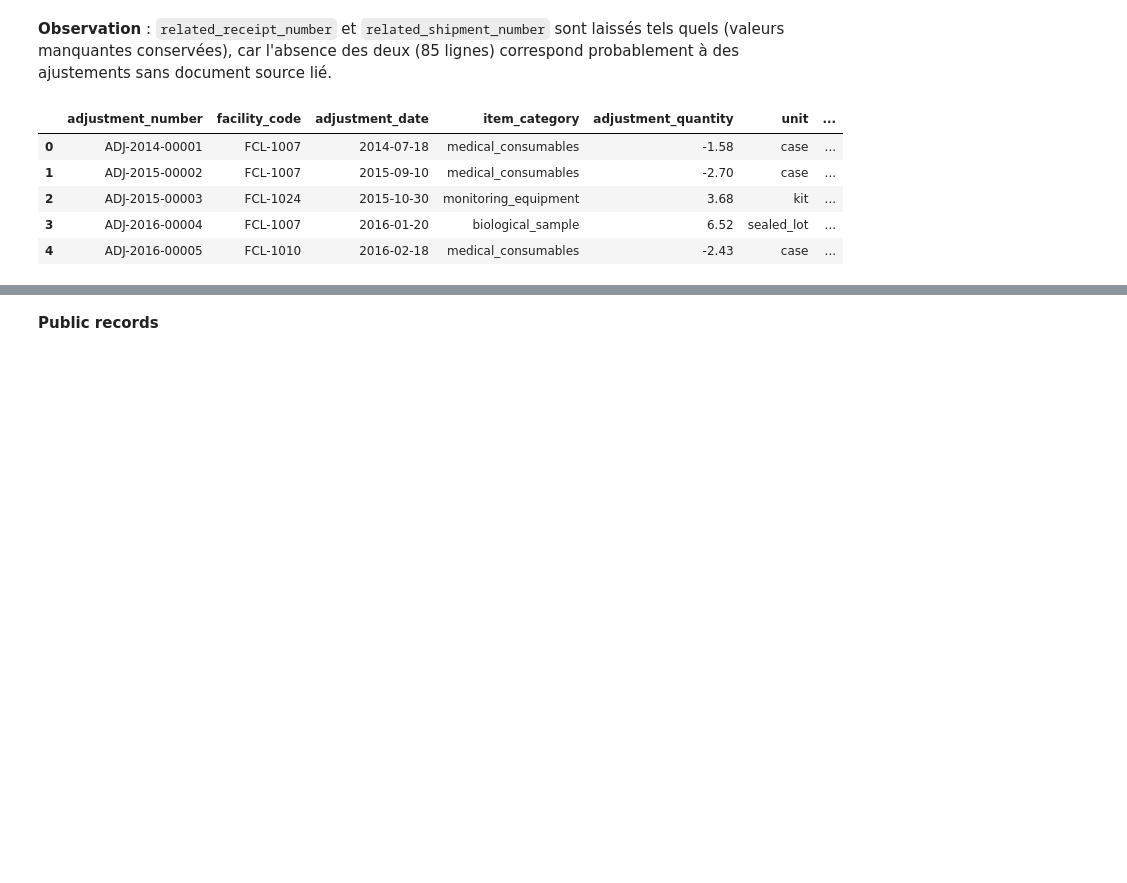
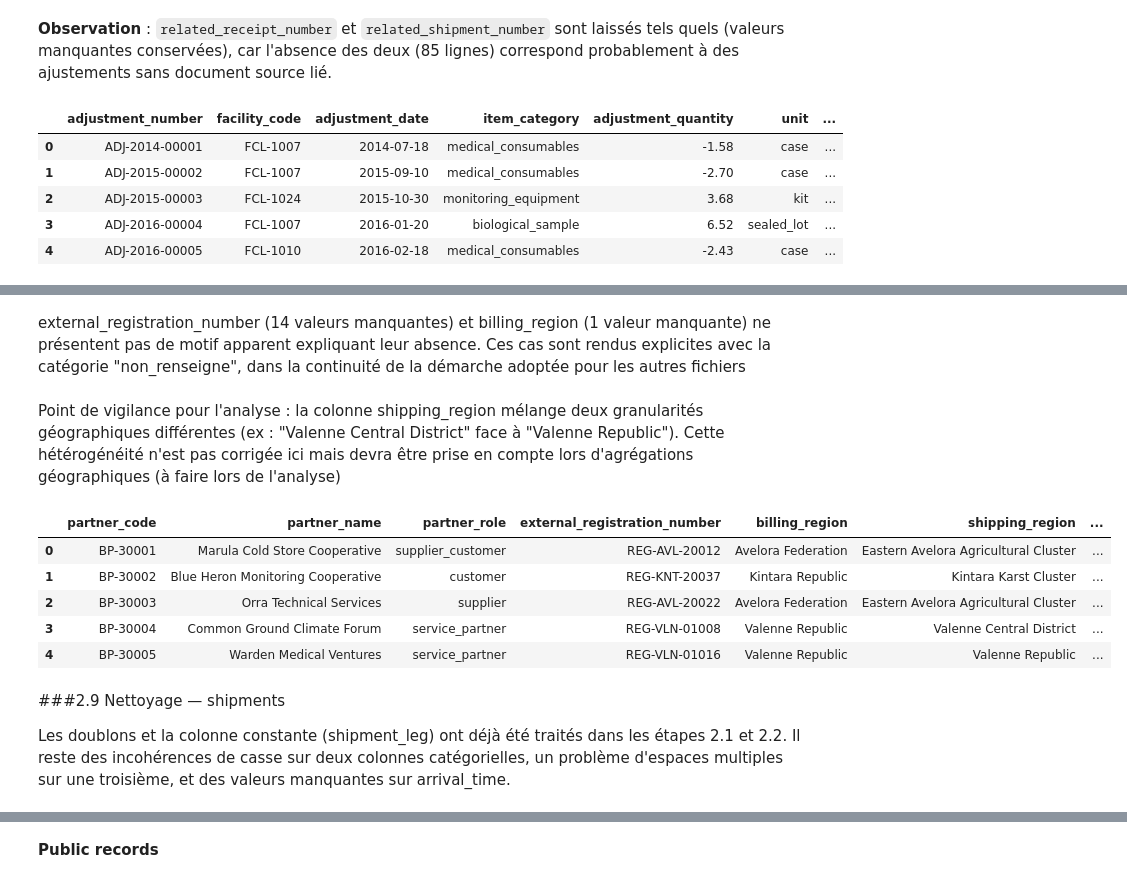
Before and after one commit to Sheik-info/20262027-UE-DataMining-Project, a Jupyter notebook: Base_notebook_to_complete.ipynb, the cells around one changed output, grey strips where cells are left out. Cells and saved outputs as stored; diff of their text form; code cells hidden in the pictures; blank space fills up the shorter version.

```diff
--- a/Base_notebook_to_complete.ipynb
+++ b/Base_notebook_to_complete.ipynb
@@ -638,0 +640,3 @@ df_inva.head()
+# %%
+df_fac['storage_capabilities'] = df_fac['storage_capabilities'].fillna('non_renseigne')
+df_fac['storage_capabilities'].value_counts()
@@ -638,0 +654,3 @@ df_inva.head()
+# %%
+dfs["facilities"] = df_fac
+df_fac.head()
@@ -638,0 +667,3 @@ df_inva.head()
+# %%
+df_bp['partner_role'] = df_bp['partner_role'].str.lower()
+df_bp['partner_role'].value_counts()
@@ -638,0 +679,21 @@ df_inva.head()
+# %% [markdown]
+external_registration_number (14 valeurs manquantes) et billing_region (1 valeur manquante) ne présentent pas de motif apparent expliquant leur absence. Ces cas sont rendus explicites avec la catégorie "non_renseigne", dans la continuité de la démarche adoptée pour les autres fichiers
+# %%
+df_bp['external_registration_number'] = df_bp['external_registration_number'].fillna('non_renseigne')
+df_bp['billing_region'] = df_bp['billing_region'].fillna('non_renseigne')
+# %% [markdown]
+Point de vigilance pour l'analyse : la colonne shipping_region mélange deux granularités géographiques différentes (ex : "Valenne Central District" face à "Valenne Republic"). Cette hétérogénéité n'est pas corrigée ici mais devra être prise en compte lors d'agrégations géographiques (à faire lors de l'analyse)
+# %%
+dfs["business_partners"] = df_bp
+df_bp.head()
+# %% [output]
+|  | partner_code | partner_name | partner_role | external_registration_number | billing_region | shipping_region | ... |
+| 0 | BP-30001 | Marula Cold Store Cooperative | supplier_customer | REG-AVL-20012 | Avelora Federation | Eastern Avelora Agricultural Cluster | ... |
+| 1 | BP-30002 | Blue Heron Monitoring Cooperative | customer | REG-KNT-20037 | Kintara Republic | Kintara Karst Cluster | ... |
+| 2 | BP-30003 | Orra Technical Services | supplier | REG-AVL-20022 | Avelora Federation | Eastern Avelora Agricultural Cluster | ... |
+| 3 | BP-30004 | Common Ground Climate Forum | service_partner | REG-VLN-01008 | Valenne Republic | Valenne Central District | ... |
+| 4 | BP-30005 | Warden Medical Ventures | service_partner | REG-VLN-01016 | Valenne Republic | Valenne Republic | ... |
+# %% [markdown]
+###2.9 Nettoyage — shipments
+
+Les doublons et la colonne constante (shipment_leg) ont déjà été traités dans les étapes 2.1 et 2.2. Il reste des incohérences de casse sur deux colonnes catégorielles, un problème d'espaces multiples sur une troisième, et des valeurs manquantes sur arrival_time.
```
Also changed, not shown: parts of 24 cells of this notebook.
